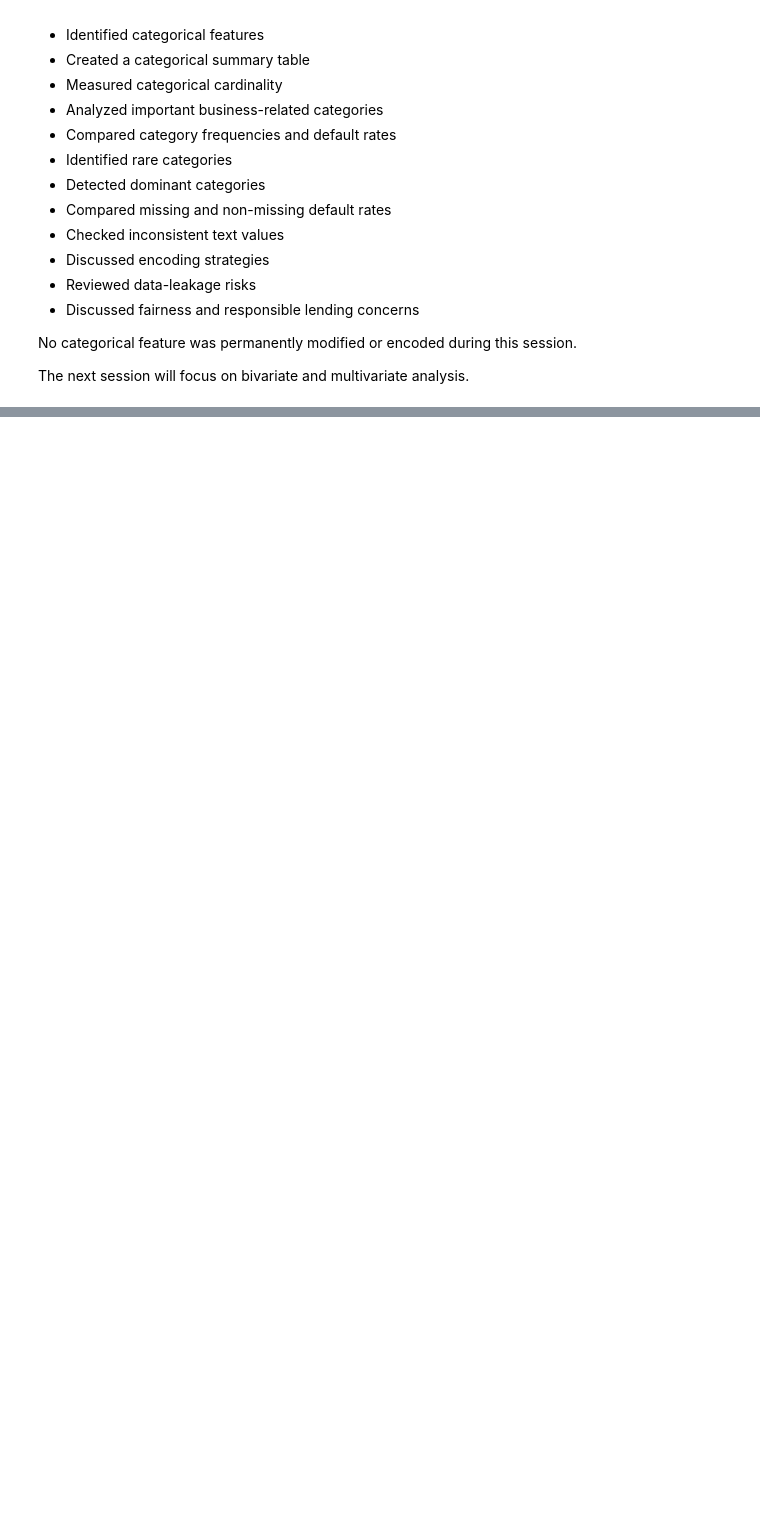
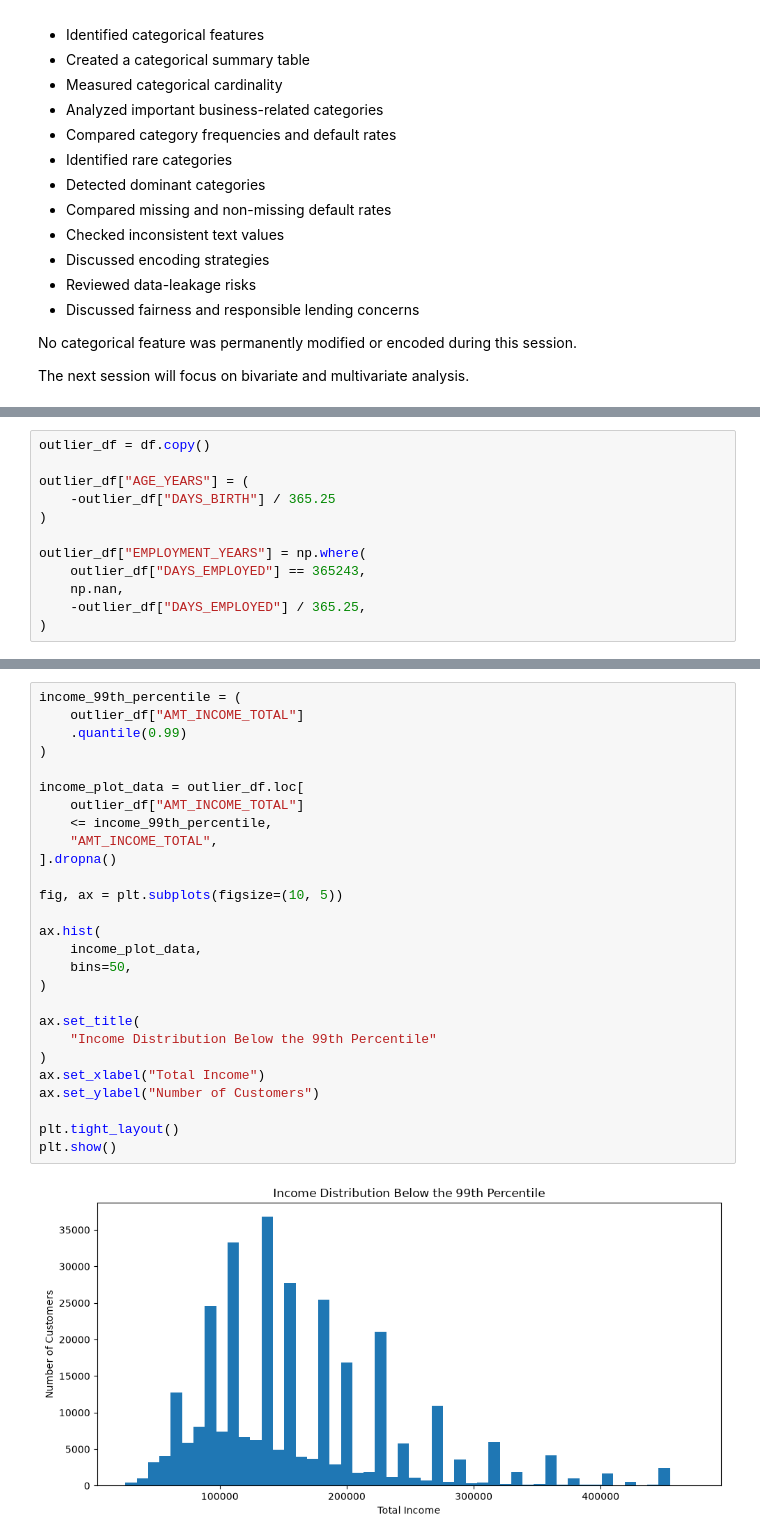
Before and after one commit to Abhilash0079/MachineLearningProjects, a Jupyter notebook: Loan_Default_Risk_Prediction/notebooks/01_EDA.ipynb, the cells around one changed output, grey strips where cells are left out. Cells and saved outputs as stored; diff of their text form; blank space fills up the shorter version.

```diff
--- a/Loan_Default_Risk_Prediction/notebooks/01_EDA.ipynb
+++ b/Loan_Default_Risk_Prediction/notebooks/01_EDA.ipynb
@@ -3986,0 +4096,12 @@ The next session will focus on bivariate and multivariate analysis.
+# %%
+outlier_df = df.copy()
+
+outlier_df["AGE_YEARS"] = (
+    -outlier_df["DAYS_BIRTH"] / 365.25
+)
+
+outlier_df["EMPLOYMENT_YEARS"] = np.where(
+    outlier_df["DAYS_EMPLOYED"] == 365243,
+    np.nan,
+    -outlier_df["DAYS_EMPLOYED"] / 365.25,
+)
@@ -3986,0 +4413,29 @@ The next session will focus on bivariate and multivariate analysis.
+# %%
+income_99th_percentile = (
+    outlier_df["AMT_INCOME_TOTAL"]
+    .quantile(0.99)
+)
+
+income_plot_data = outlier_df.loc[
+    outlier_df["AMT_INCOME_TOTAL"]
+    <= income_99th_percentile,
+    "AMT_INCOME_TOTAL",
+].dropna()
+
+fig, ax = plt.subplots(figsize=(10, 5))
+
+ax.hist(
+    income_plot_data,
+    bins=50,
+)
+
+ax.set_title(
+    "Income Distribution Below the 99th Percentile"
+)
+ax.set_xlabel("Total Income")
+ax.set_ylabel("Number of Customers")
+
+plt.tight_layout()
+plt.show()
+# %% [output]
+[figure, added]
```
Also changed, not shown: parts of 74 cells of this notebook.
